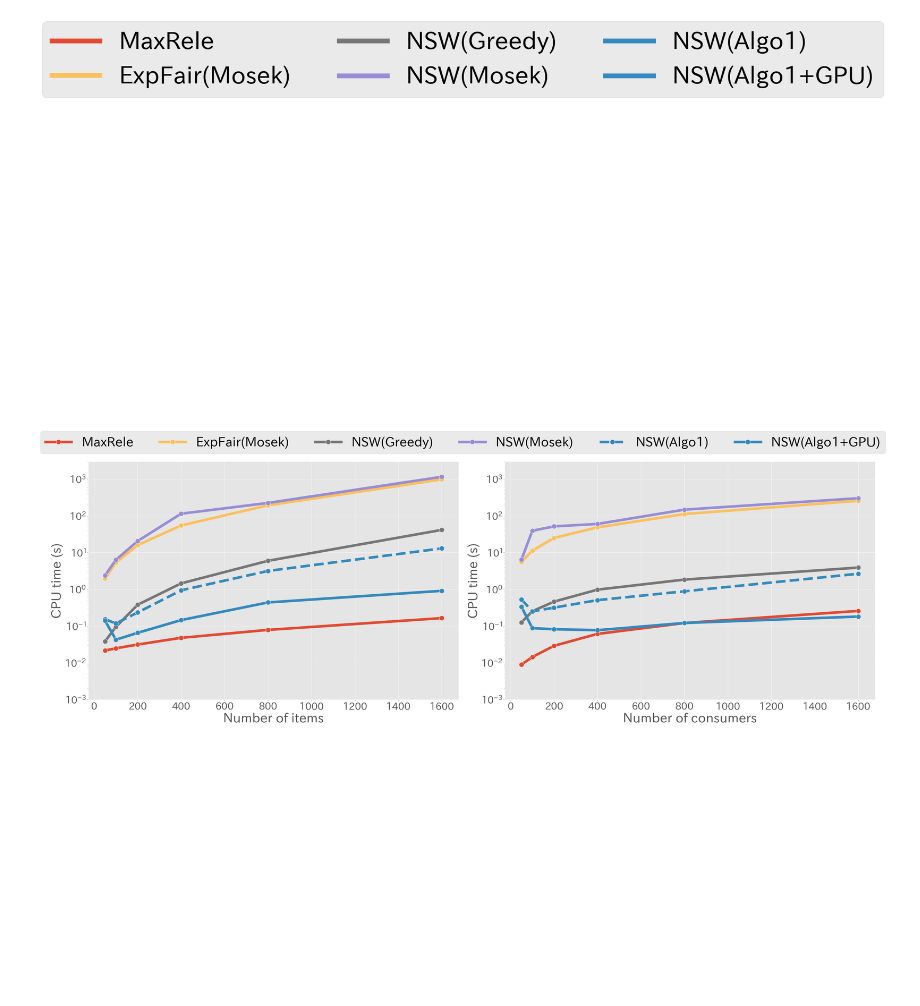
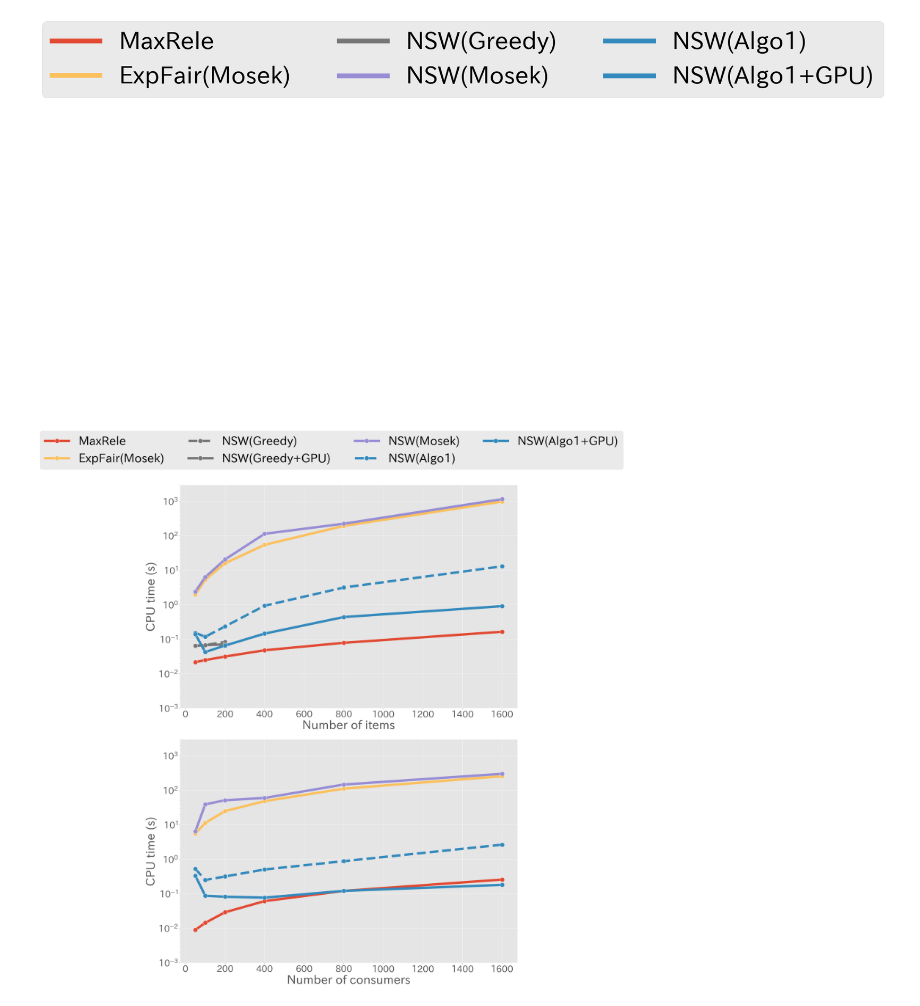
Before and after one commit to tubo213/nsw-with-optimal-transport, a Jupyter notebook: notebook/plot.ipynb, the cells around one changed output. Drawn from its saved outputs; the diff is of its cells as text; code cells hidden in the pictures; blank space fills up the shorter version.

Commit message:
nsw-greedyを高速化した実験結果を追加

```diff
--- a/notebook/plot.ipynb
+++ b/notebook/plot.ipynb
@@ -40,6 +40,7 @@ METHOD_TO_COLOR = {
     "ExpFair(Mosek)": "#FBC15E",
     "ExpFair(SCS)": "#FBC15E",
     "NSW(Greedy)": "#777777",
+    "NSW(Greedy+GPU)": "#777777",
     "NSW (既存) ": "#988ED5",
     "NSW(Mosek)": "#988ED5",
     "NSW(SCS)": "#988ED5",
@@ -52,7 +53,8 @@ METHOD_TO_LINESTYLE = {
     "ExpFair": "-",
     "ExpFair(Mosek)": "-",
     "閲覧公平 (SCS) ": "-",
-    "NSW(Greedy)": "-",
+    "NSW(Greedy)": "--",
+    "NSW(Greedy+GPU)": "-",
     "NSW (既存) ": "-",
     "NSW(Mosek)": "-",
     "NSW (SCS) ": "-",
@@ -104,7 +106,14 @@ def load_result(
     if consider_device:
         # optimizer_params_deviceがcudaだったらmethodはNSW(Algo1+GPU)に変更
         result["method"] = result["method"].mask(
-            result["optimizer_params_device"].fillna("") == "cuda", "NSW(Algo1+GPU)"
+            (result["optimizer_params_device"].fillna("") == "cuda")
+            & (result["method"] == ("NSW(Algo1)")),
+            "NSW(Algo1+GPU)",
+        )
+        result["method"] = result["method"].mask(
+            (result["optimizer_params_device"].fillna("") == "cuda")
+            & (result["method"] == ("NSW(Greedy)")),
+            "NSW(Greedy+GPU)",
         )
 
     #
@@ -622,40 +633,40 @@ plot_only_legend(
 # %% [output]
 [figure]
 # %%
-fig, axes = plt.subplots(1, 2, figsize=(18 * 2, 12))
+fig, axes = plt.subplots(2, 1, figsize=(18, 12 * 2))
 
 
 plot_exec_time(
     varying_item_size_result,
     x="generator_params_n_doc",
     xlabel="Number of items",
     legend=True,
     ax=axes[0],
 )
 
 plot_exec_time(
     varying_user_size_result,
     x="generator_params_n_query",
     xlabel="Number of consumers",
     ax=axes[1],
     legend=False,
 )
 
 # legend
 handles, legend = axes[0].get_legend_handles_labels()
 axes[0].get_legend().remove()
 fig.legend(
     handles,
     legend,
     fontsize=40,
     bbox_to_anchor=(0.5, 1.10),
-    ncol=6,
+    ncol=4,
     loc="upper center",
 )
 
 fig.tight_layout()
 # %% [output]
-[figure, old version]
+[figure, new version]
 # %%
 plot_exec_time(
     varying_cluster_size_result,
```
Also changed, not shown: parts of 13 cells of this notebook, 7 other files.
